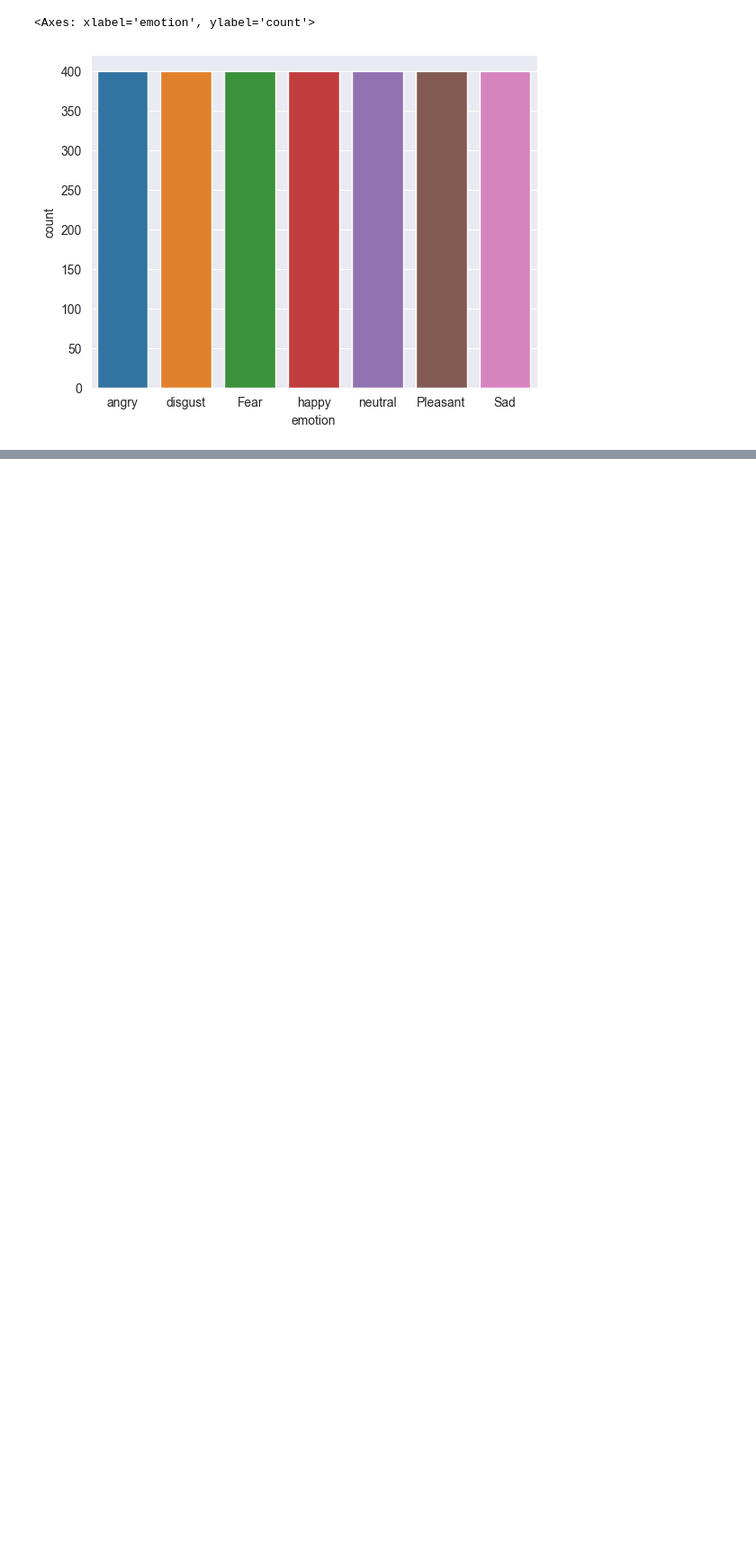
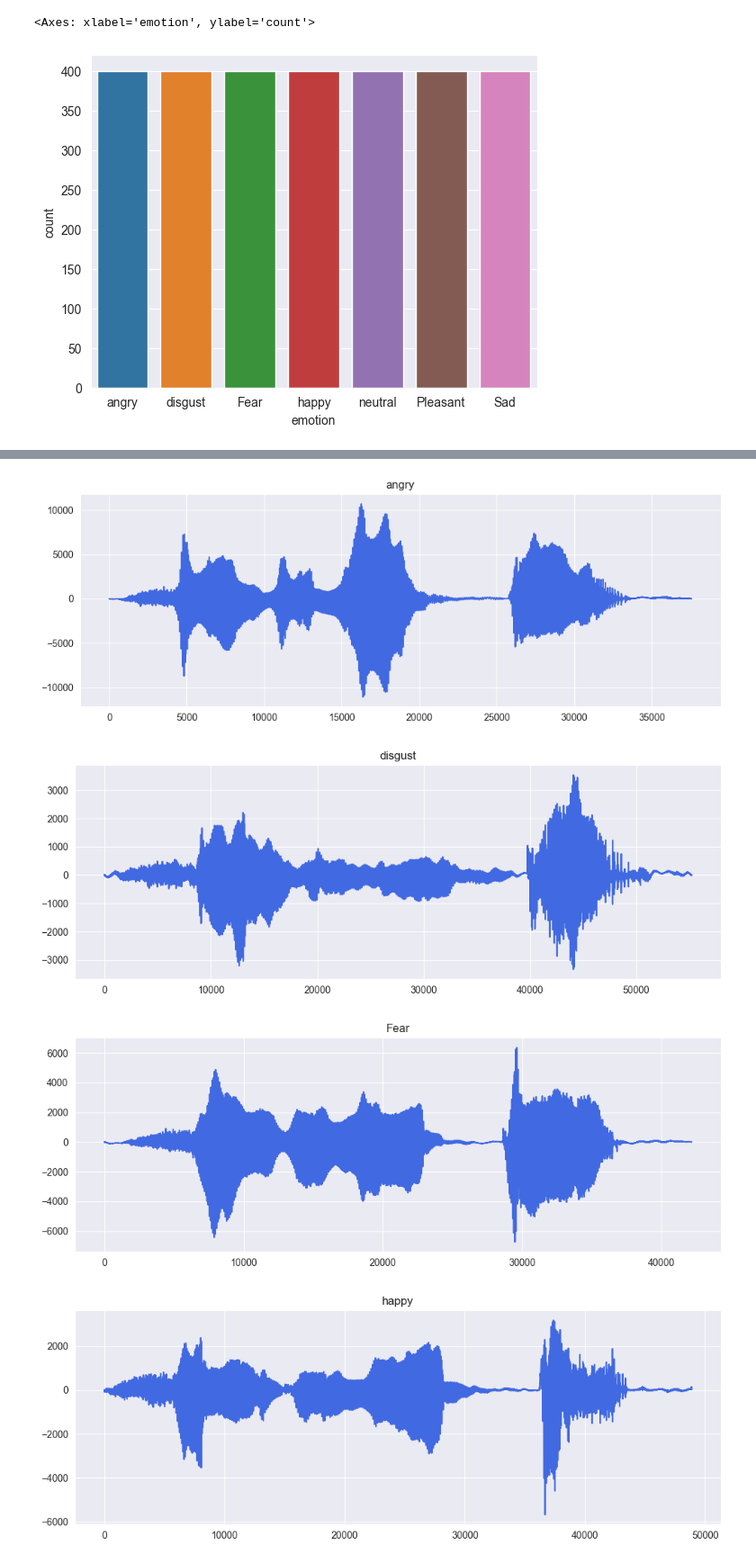
Before and after one commit to Ash2809/Speech-Emotion-Recognition, a Jupyter notebook: rec.ipynb, the cells around one changed output, grey strips where cells are left out. Shown at 90% size. Cells and saved outputs as stored; diff of their text form; code cells hidden in the pictures; blank space fills up the shorter version.

```diff
--- a/rec.ipynb
+++ b/rec.ipynb
@@ -40,6 +37,17 @@ dtype: int64
 # %%
-sns.set_style("darkgrid")
 sns.countplot(data = dataset, x = "emotion", hue = "emotion")
 # %% [output]
 <Axes: xlabel='emotion', ylabel='count'>
 [figure]
+# %%
+unique_emotions = dataset['emotion'].unique()
+
+emotion_paths = {}
+
+for emotion in unique_emotions:
+    filtered_paths = dataset['paths'][dataset['emotion'] == emotion].values
+    if len(filtered_paths) > 0:
+        emotion_paths[emotion] = filtered_paths[0]
+
+
+emotion_paths
@@ -45,0 +62,11 @@ sns.countplot(data = dataset, x = "emotion", hue = "emotion")
+# %%
+for emotion, path in emotion_paths.items():
+    wave_sample_rate, wave_audio = wav.read(path)
+    plt.figure(figsize=(12,4))
+    plt.title(emotion)
+    plt.plot(wave_audio, color = "royalblue")
+# %% [output]
+[figure, added]
+[figure, added]
+[figure, added]
+[figure, added]
```
Also changed, not shown: parts of 5 cells of this notebook.
